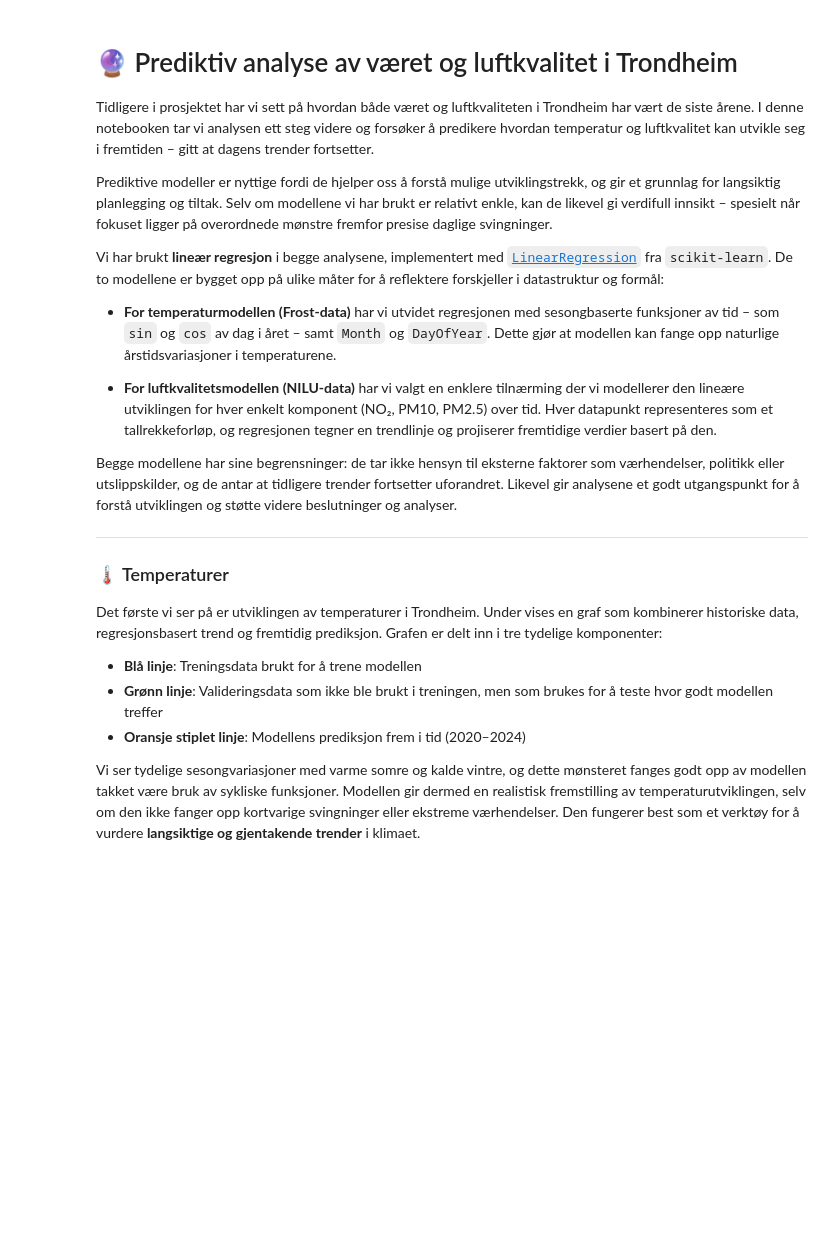
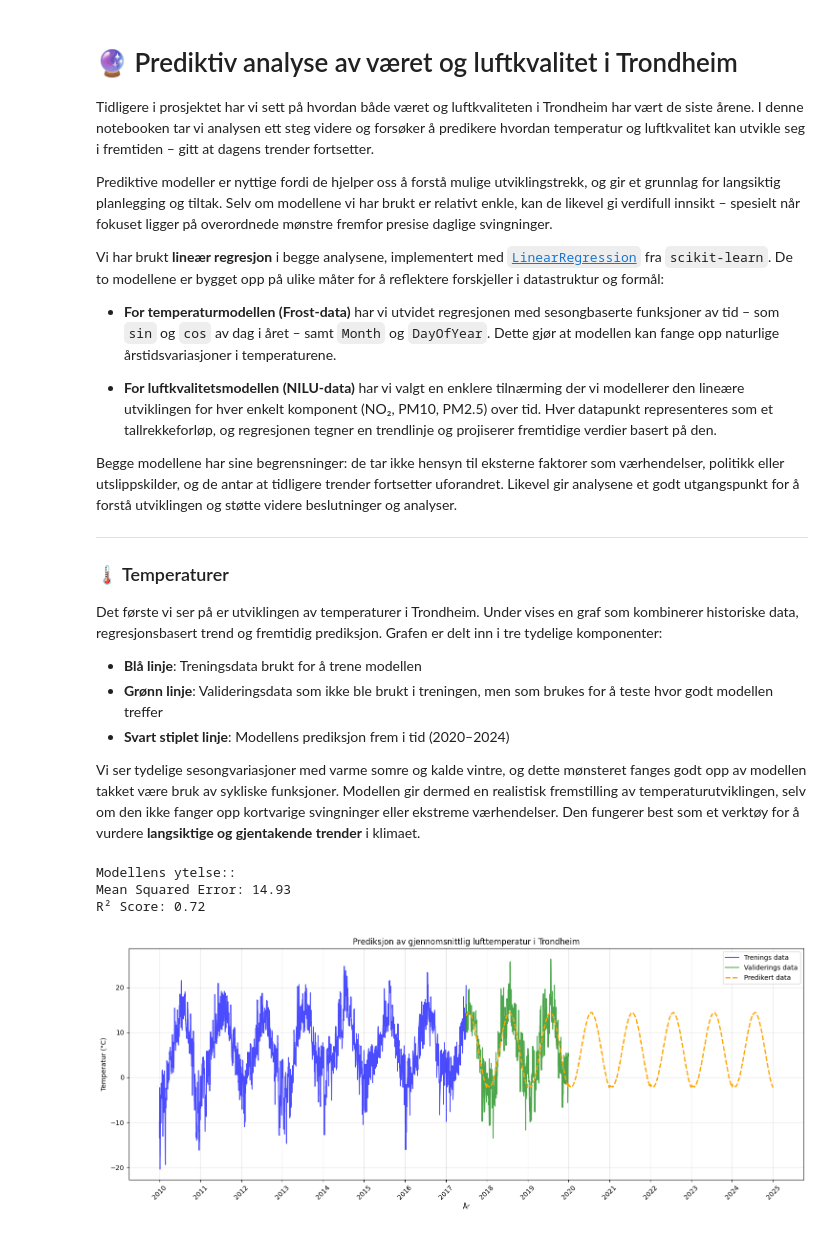
Before and after one commit to andsamfu/prosjekt_miljodataanalyse, a Jupyter notebook: notebooks/03_predictive_analysis.ipynb, the cells around one changed output. Cells and saved outputs as stored; diff of their text form; code cells hidden in the pictures; blank space fills up the shorter version.

Commit message:
Importert modellene, og skrevet resten av notebooken

```diff
--- a/notebooks/03_predictive_analysis.ipynb
+++ b/notebooks/03_predictive_analysis.ipynb
@@ -1,3 +1,13 @@
+# %%
+import sys
+import os
+notebook_dir = os.getcwd()
+project_root = os.path.abspath(os.path.join(notebook_dir, ".."))
+sys.path.append(os.path.join(project_root, 'src'))
+from predictive_analysis.data_prediction_frost import main as frost_main
+from predictive_analysis.data_prediction_nilu import main_nilu_prediction
+frost_db_path = os.path.join(project_root, 'data', 'clean', 'frost.db')
+nilu_file_path = os.path.join(project_root, 'data', 'clean', 'cleaned_data_nilu.json')
 # %% [markdown]
 # 🔮 Prediktiv analyse av været og luftkvalitet i Trondheim
 
@@ -21,11 +31,17 @@ Det første vi ser på er utviklingen av temperaturer i Trondheim. Under vises e
 
 - **Blå linje**: Treningsdata brukt for å trene modellen
 - **Grønn linje**: Valideringsdata som ikke ble brukt i treningen, men som brukes for å teste hvor godt modellen treffer
-- **Oransje stiplet linje**: Modellens prediksjon frem i tid (2020–2024)
+- **Svart stiplet linje**: Modellens prediksjon frem i tid (2020–2024)
 
 Vi ser tydelige sesongvariasjoner med varme somre og kalde vintre, og dette mønsteret fanges godt opp av modellen takket være bruk av sykliske funksjoner. Modellen gir dermed en realistisk fremstilling av temperaturutviklingen, selv om den ikke fanger opp kortvarige svingninger eller ekstreme værhendelser. Den fungerer best som et verktøy for å vurdere **langsiktige og gjentakende trender** i klimaet.
 # %%
-# Hent inn graf over predektiv analyse av temperatur i Trondheim
+# Kjører prediksjon for frost
+frost_main(frost_db_path, end_year=2024)
+# %% [output]
+Modellens ytelse::
+Mean Squared Error: 14.93
+R² Score: 0.72
+[figure, added]
 # %% [markdown]
 ### 🌦️ Valg vi har gjort for modellen med Frost-data
 
```
Also changed, not shown: parts of 3 cells of this notebook.
